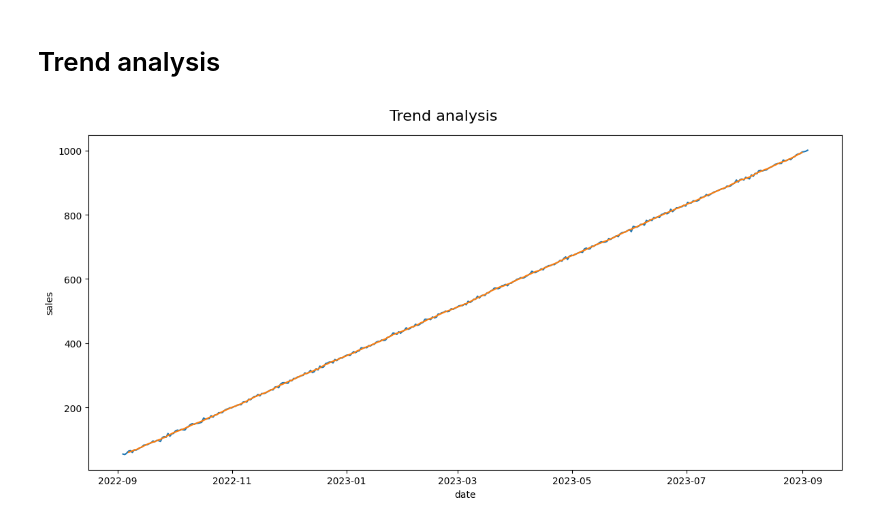
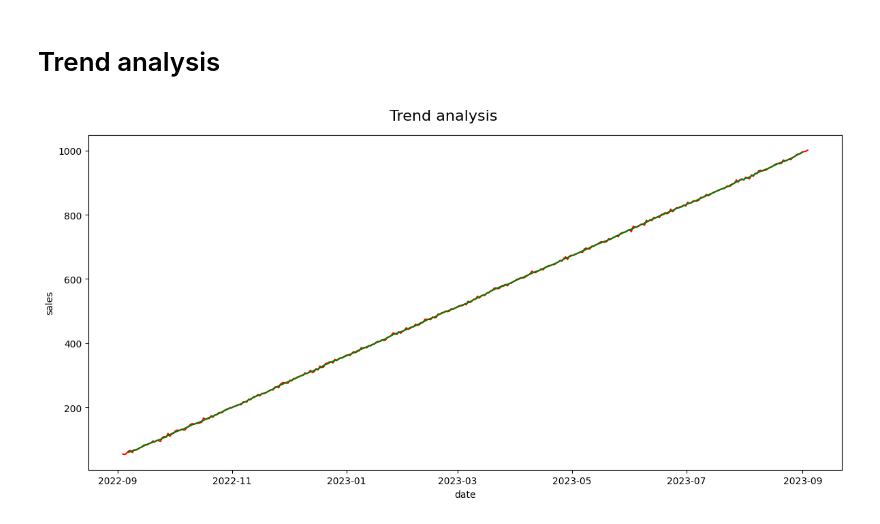
Before and after one commit to NatTajuelo/Serie-Temporal-Alternativa, a Jupyter notebook: src/explore.ipynb, the cells around one changed output. Cells and saved outputs as stored; diff of their text form; code cells hidden in the pictures.

```diff
--- a/src/explore.ipynb
+++ b/src/explore.ipynb
@@ -81,13 +79,13 @@ decomposition
 # %%
 trend = decomposition.trend
 
 fig, axis = plt.subplots(figsize = (12, 6))
 fig.suptitle("Trend analysis", fontsize=16)
 
-sns.lineplot(data = new_data)
-sns.lineplot(data = trend)
+sns.lineplot(data = new_data, color = "red")
+sns.lineplot(data = trend, color = "green")
 
 plt.tight_layout()
 plt.show()
 # %% [output]
-[figure, old version]
+[figure, new version]
```
Also changed, not shown: parts of 14 cells of this notebook, 1 other file.
